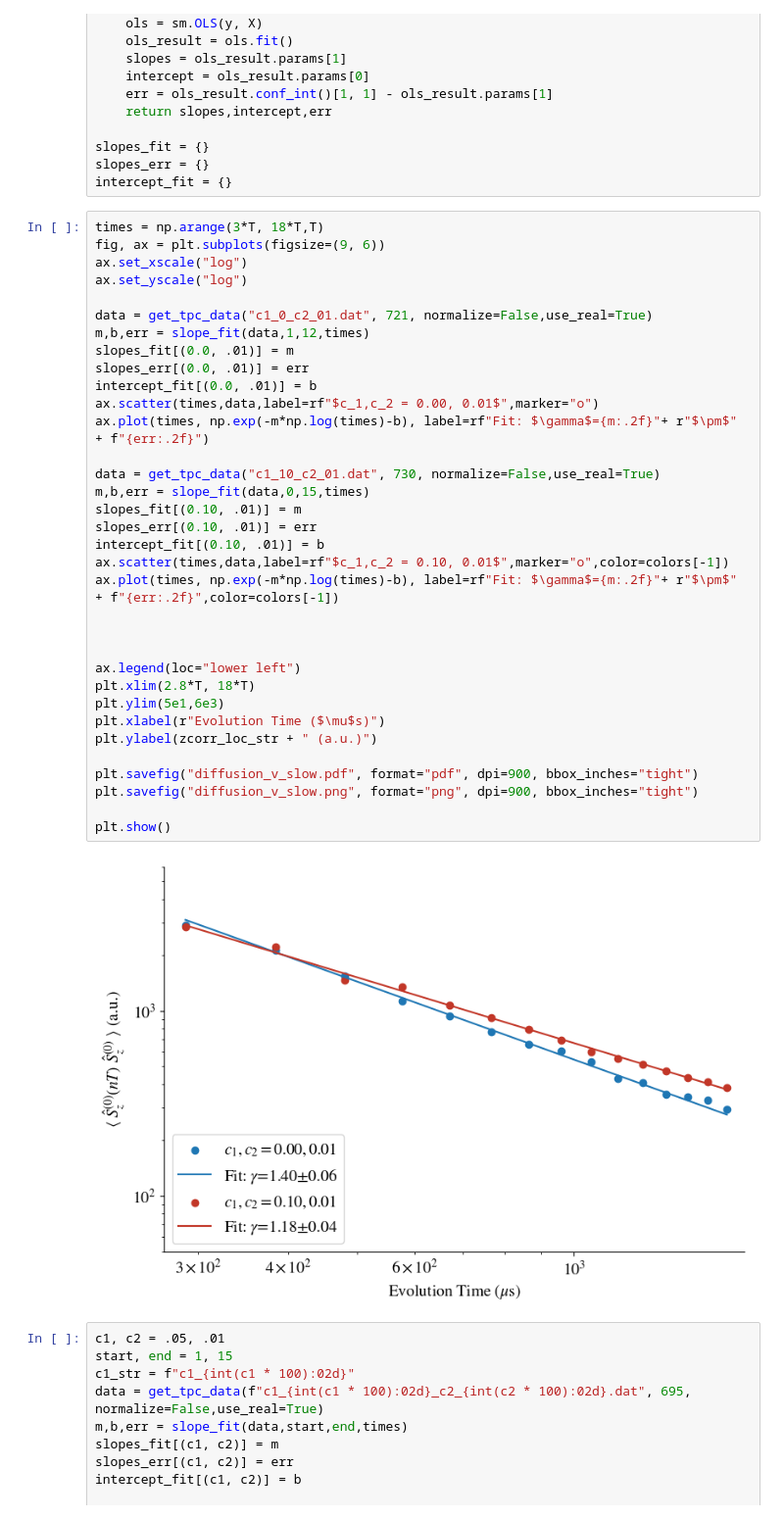
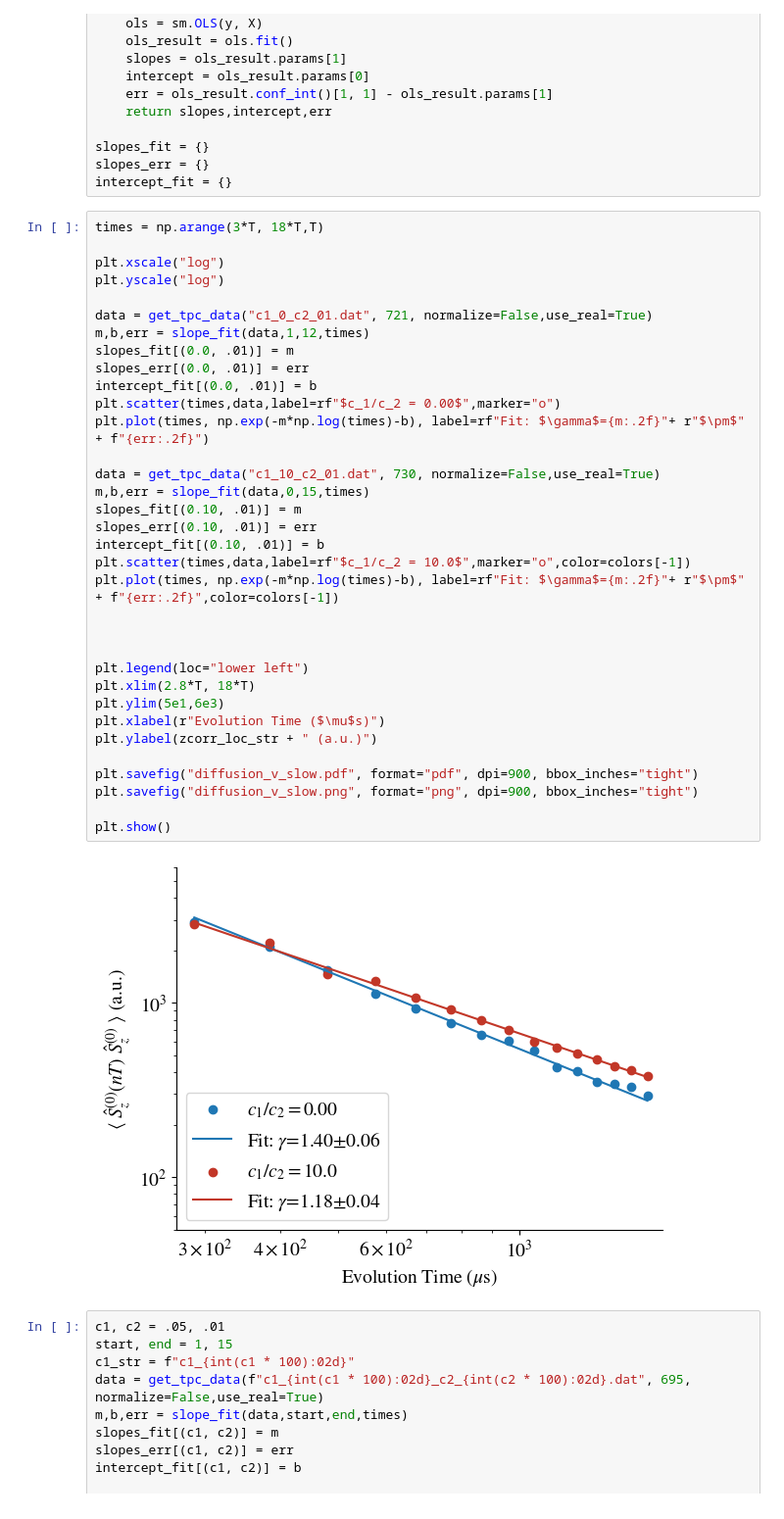
Before and after one commit to awstasiuk/phd-notebooks, a Jupyter notebook: LiF Diffusion/figures.ipynb, the cells around one changed output. Shown: that part at 98% size. Cells and saved outputs as stored; diff of their text form.

```diff
--- a/LiF Diffusion/figures.ipynb
+++ b/LiF Diffusion/figures.ipynb
@@ -239,40 +239,40 @@ slopes_err = {}
 intercept_fit = {}
 # %%
 times = np.arange(3*T, 18*T,T)
-fig, ax = plt.subplots(figsize=(9, 6))
-ax.set_xscale("log")
-ax.set_yscale("log")
+
+plt.xscale("log")
+plt.yscale("log")
 
 data = get_tpc_data("c1_0_c2_01.dat", 721, normalize=False,use_real=True)
 m,b,err = slope_fit(data,1,12,times)
 slopes_fit[(0.0, .01)] = m
 slopes_err[(0.0, .01)] = err
 intercept_fit[(0.0, .01)] = b
-ax.scatter(times,data,label=rf"$c_1,c_2 = 0.00, 0.01$",marker="o")
-ax.plot(times, np.exp(-m*np.log(times)-b), label=rf"Fit: $\gamma$={m:.2f}"+ r"$\pm$" + f"{err:.2f}")
+plt.scatter(times,data,label=rf"$c_1/c_2 = 0.00$",marker="o")
+plt.plot(times, np.exp(-m*np.log(times)-b), label=rf"Fit: $\gamma$={m:.2f}"+ r"$\pm$" + f"{err:.2f}")
 
 data = get_tpc_data("c1_10_c2_01.dat", 730, normalize=False,use_real=True)
 m,b,err = slope_fit(data,0,15,times)
 slopes_fit[(0.10, .01)] = m
 slopes_err[(0.10, .01)] = err
 intercept_fit[(0.10, .01)] = b
-ax.scatter(times,data,label=rf"$c_1,c_2 = 0.10, 0.01$",marker="o",color=colors[-1])
-ax.plot(times, np.exp(-m*np.log(times)-b), label=rf"Fit: $\gamma$={m:.2f}"+ r"$\pm$" + f"{err:.2f}",color=colors[-1])
+plt.scatter(times,data,label=rf"$c_1/c_2 = 10.0$",marker="o",color=colors[-1])
+plt.plot(times, np.exp(-m*np.log(times)-b), label=rf"Fit: $\gamma$={m:.2f}"+ r"$\pm$" + f"{err:.2f}",color=colors[-1])
 
 
 
-ax.legend(loc="lower left")
+plt.legend(loc="lower left")
 plt.xlim(2.8*T, 18*T)
 plt.ylim(5e1,6e3)
 plt.xlabel(r"Evolution Time ($\mu$s)")
 plt.ylabel(zcorr_loc_str + " (a.u.)")
 
 plt.savefig("diffusion_v_slow.pdf", format="pdf", dpi=900, bbox_inches="tight")
 plt.savefig("diffusion_v_slow.png", format="png", dpi=900, bbox_inches="tight")
 
 plt.show()
 # %% [output]
-[figure, old version]
+[figure, new version]
 # %%
 c1, c2 = .05, .01
 start, end = 1, 15
```
Also changed, not shown: parts of 3 cells of this notebook, 5 other files.
